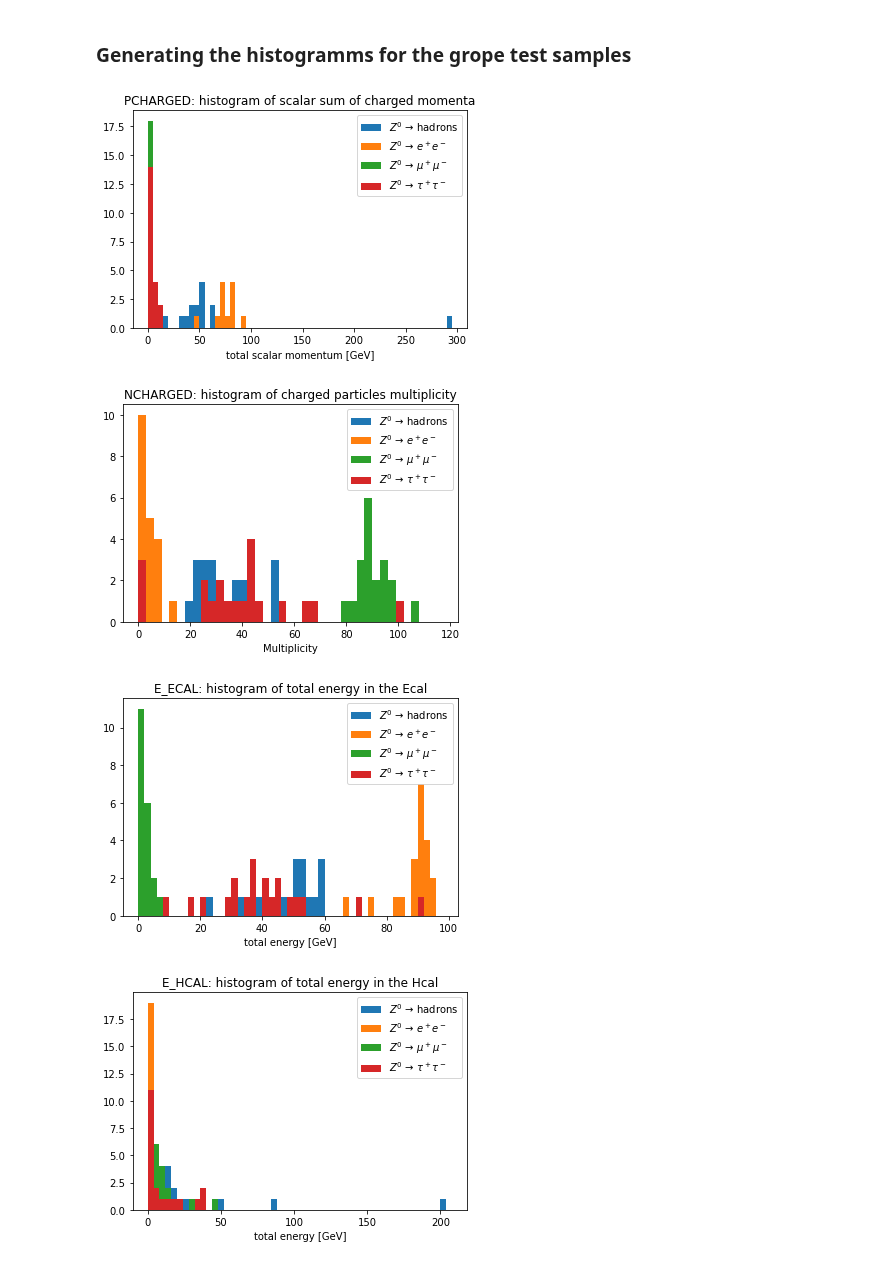
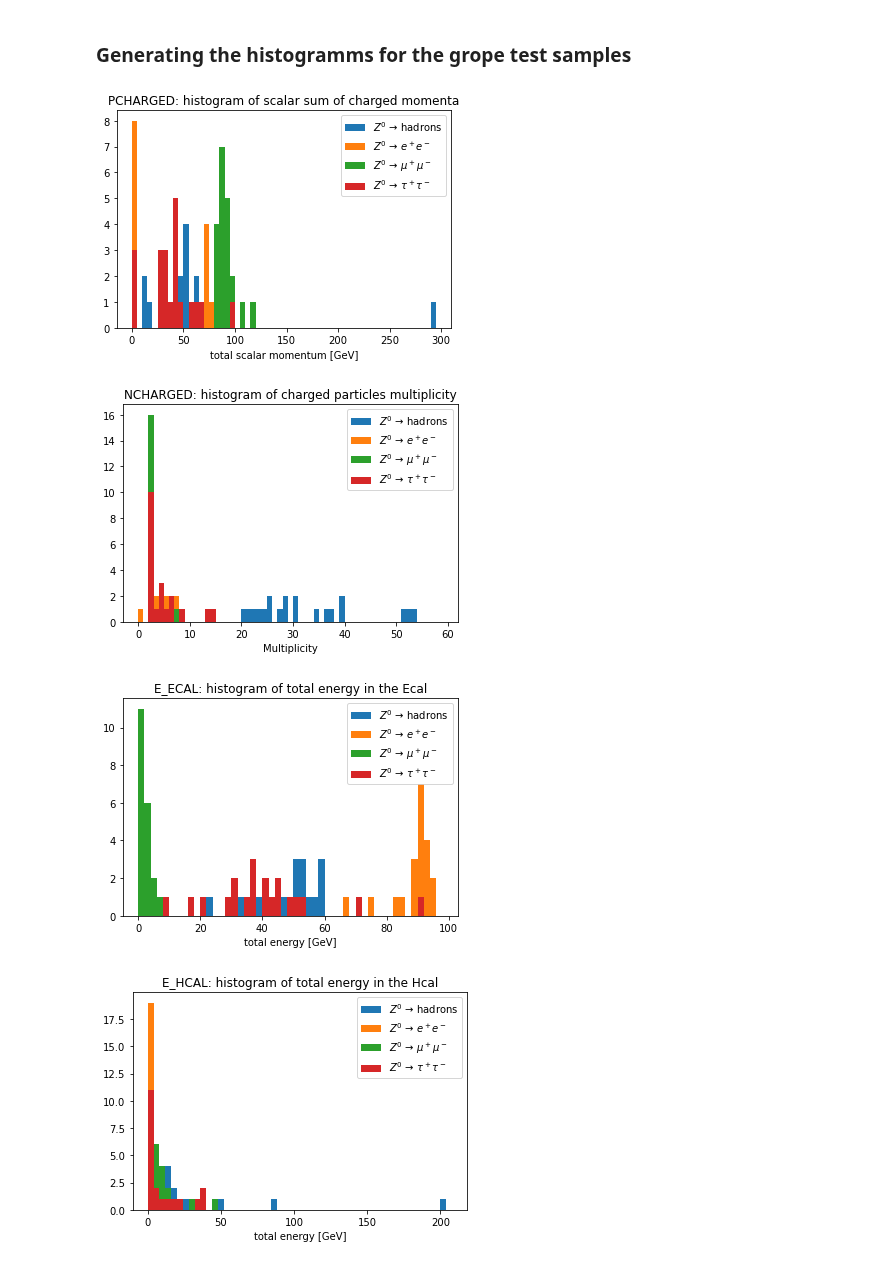
Before and after one commit to josepretel/z0-precisionmeasurement, a Jupyter notebook: exercise 0/grope_hist.ipynb, the cells around one changed output. Saved outputs shown, nothing was run; the diff lists cells and outputs as text; code cells hidden in the pictures.

```diff
--- a/exercise 0/grope_hist.ipynb
+++ b/exercise 0/grope_hist.ipynb
@@ -17,41 +17,41 @@ t=t.transpose();
 # make the histograms
 plt.hist(h[2],bins=np.arange(0, 300, 5),label=r'$Z^0$ $\to$ hadrons')
 plt.hist(e[2],bins=np.arange(0, 300, 5),label=r'$Z^0$ $\to$ $e^+e^-$')
-plt.hist(m[2],bins=np.arange(0, 300, 5),label=r'$Z^0$ $\to$ $\mu^+\mu^-$')
-plt.hist(t[2],bins=np.arange(0, 300, 5),label=r'$Z^0$ $\to$ $\tau^+\tau^-$')
+plt.hist(m[3],bins=np.arange(0, 300, 5),label=r'$Z^0$ $\to$ $\mu^+\mu^-$')
+plt.hist(t[3],bins=np.arange(0, 300, 5),label=r'$Z^0$ $\to$ $\tau^+\tau^-$')
 plt.title(r'PCHARGED: histogram of scalar sum of charged momenta')
 plt.legend()
 plt.xlabel(r'total scalar momentum [GeV]')
 plt.show()
 
-plt.hist(h[3],bins=np.arange(0, 120, 3),label=r'$Z^0$ $\to$ hadrons')
-plt.hist(e[3],bins=np.arange(0, 120, 3),label=r'$Z^0$ $\to$ $e^+e^-$')
-plt.hist(m[3],bins=np.arange(0, 120, 3),label=r'$Z^0$ $\to$ $\mu^+\mu^-$')
-plt.hist(t[3],bins=np.arange(0, 120, 3),label=r'$Z^0$ $\to$ $\tau^+\tau^-$')
+plt.hist(h[3],bins=np.arange(0, 60, 1),label=r'$Z^0$ $\to$ hadrons')
+plt.hist(e[3],bins=np.arange(0, 60, 1),label=r'$Z^0$ $\to$ $e^+e^-$')
+plt.hist(m[2],bins=np.arange(0, 60, 1),label=r'$Z^0$ $\to$ $\mu^+\mu^-$')
+plt.hist(t[2],bins=np.arange(0, 60, 1),label=r'$Z^0$ $\to$ $\tau^+\tau^-$')
 plt.title(r'NCHARGED: histogram of charged particles multiplicity')
 plt.legend()
 plt.xlabel(r'Multiplicity')
 plt.show()
 
 plt.hist(h[4],bins=np.arange(0, 100, 2),label=r'$Z^0$ $\to$ hadrons')
 plt.hist(e[4],bins=np.arange(0, 100, 2),label=r'$Z^0$ $\to$ $e^+e^-$')
 plt.hist(m[4],bins=np.arange(0, 100, 2),label=r'$Z^0$ $\to$ $\mu^+\mu^-$')
 plt.hist(t[4],bins=np.arange(0, 100, 2),label=r'$Z^0$ $\to$ $\tau^+\tau^-$')
 plt.title(r'E_ECAL: histogram of total energy in the Ecal')
 plt.legend()
 plt.xlabel(r'total energy [GeV]')
 plt.show()
 
 plt.hist(h[5],bins=np.arange(0, 210, 4),label=r'$Z^0$ $\to$ hadrons')
 plt.hist(e[5],bins=np.arange(0, 210, 4),label=r'$Z^0$ $\to$ $e^+e^-$')
 plt.hist(m[5],bins=np.arange(0, 210, 4),label=r'$Z^0$ $\to$ $\mu^+\mu^-$')
 plt.hist(t[5],bins=np.arange(0, 210, 4),label=r'$Z^0$ $\to$ $\tau^+\tau^-$')
 plt.title(r'E_HCAL: histogram of total energy in the Hcal')
 plt.legend()
 plt.xlabel(r'total energy [GeV]')
 plt.show()
 # %% [output]
-[figure, old version]
+[figure, new version]
-[figure, old version]
+[figure, new version]
 [figure]
 [figure]
```
